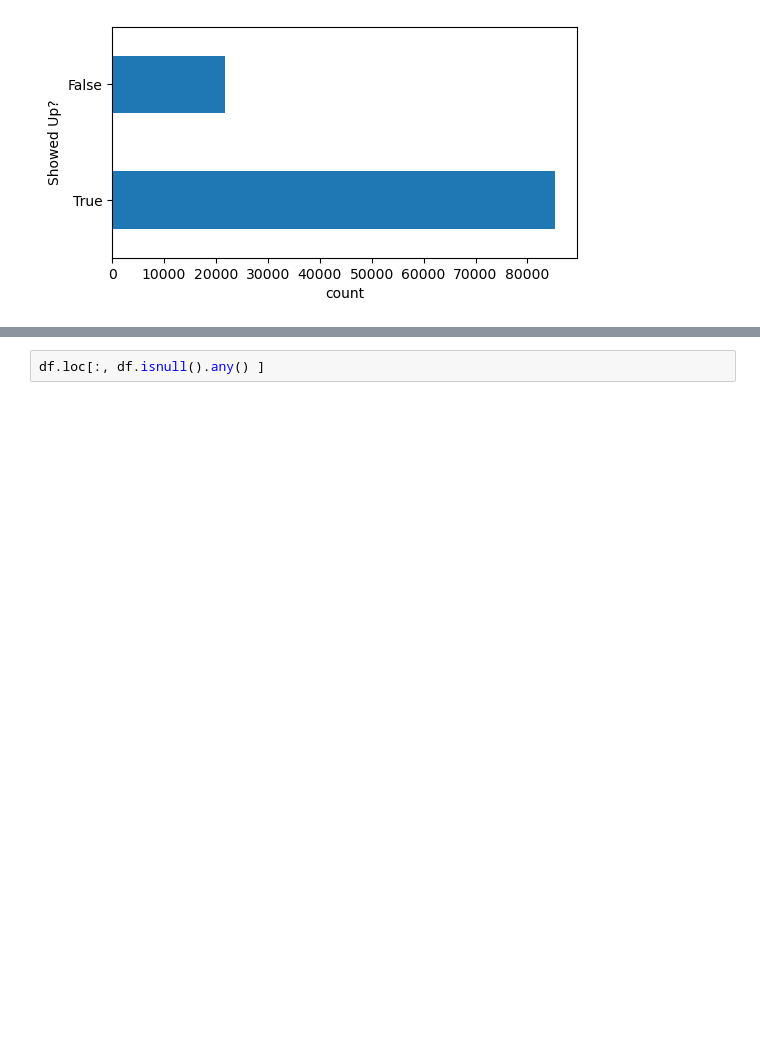
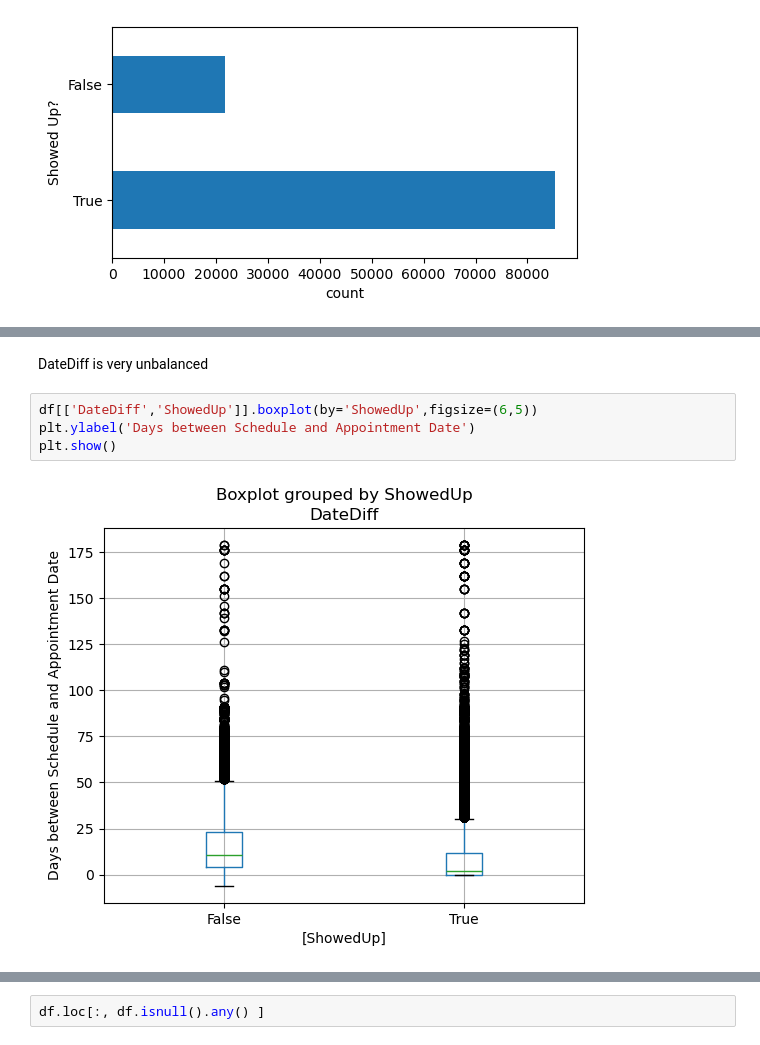
Before and after one commit to dwang0120/Hospital-No-Shows, a Jupyter notebook: project.ipynb, the cells around one changed output, grey strips where cells are left out. Saved outputs shown, nothing was run; the diff lists cells and outputs as text; blank space fills up the shorter version.

```diff
--- a/project.ipynb
+++ b/project.ipynb
@@ -170,0 +226,8 @@ I know that obesity is one the leading factors in all-cause mortality in the Uni
+# %% [markdown]
+DateDiff is very unbalanced
+# %%
+df[['DateDiff','ShowedUp']].boxplot(by='ShowedUp',figsize=(6,5))
+plt.ylabel('Days between Schedule and Appointment Date')
+plt.show()
+# %% [output]
+[figure, added]
```
Also changed, not shown: parts of 27 cells of this notebook, 2 other files.
